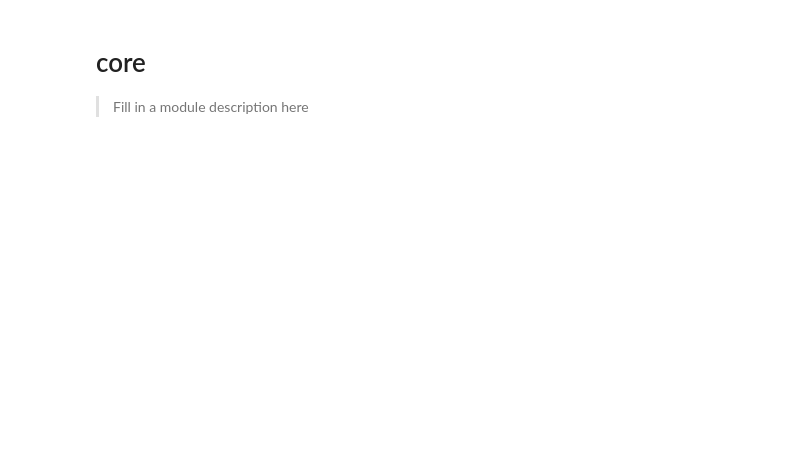
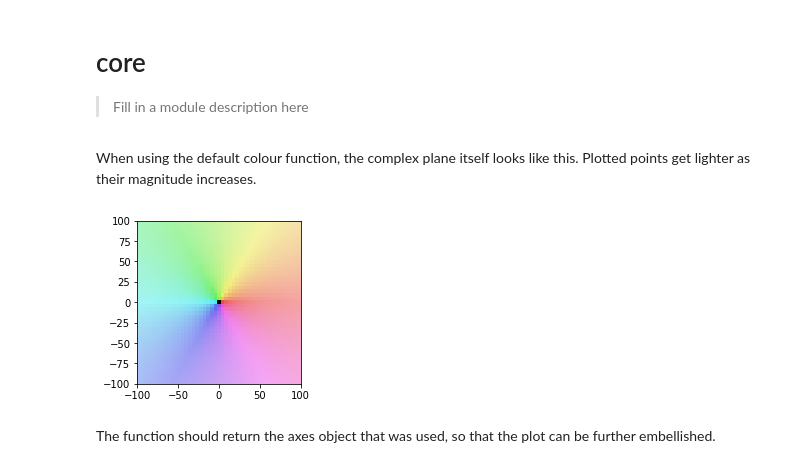
Before and after one commit to bobprice0/viz, a Jupyter notebook: nbs/00_core.ipynb, the cells around one changed output. Cells and saved outputs as stored; diff of their text form; code cells hidden in the pictures; blank space fills up the shorter version.

Commit message:
Refactor phase_plots

```diff
--- a/nbs/00_core.ipynb
+++ b/nbs/00_core.ipynb
@@ -54,0 +108,8 @@ def abs_plot(fs, titles, **kwargs):
+# %% [markdown]
+When using the default colour function, the complex plane itself looks like this. Plotted points get lighter as their magnitude increases.
+# %%
+ax = phase_plot(lambda z: z, re=[-100,100], im=[-100,100])
+# %% [output]
+[figure, added]
+# %% [markdown]
+The function should return the axes object that was used, so that the plot can be further embellished.
```
Also changed, not shown: parts of 12 cells of this notebook, 2 other files.
